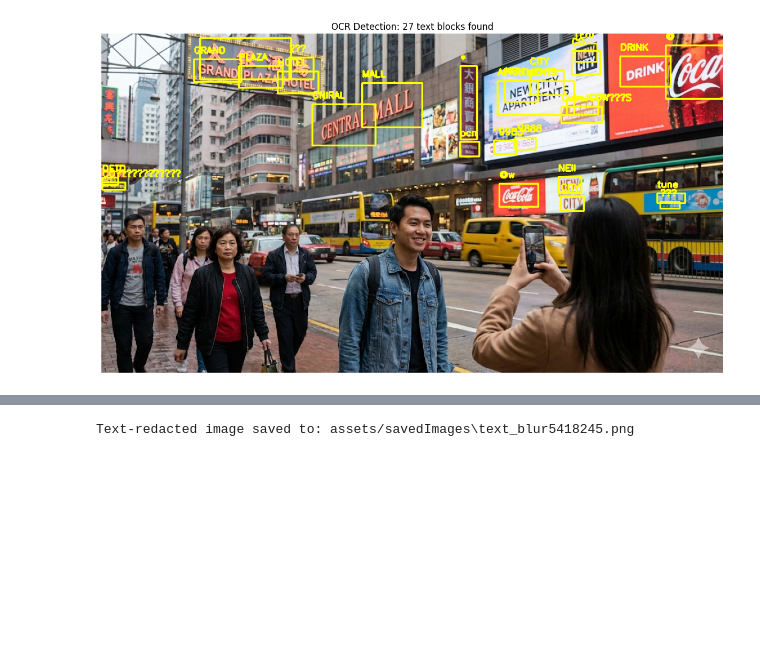
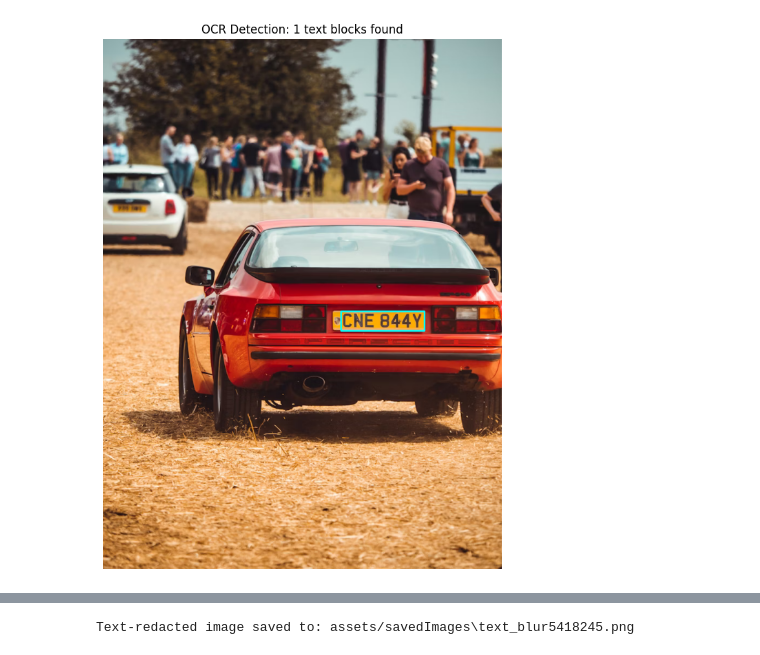
Before and after one commit to Rishi-Raj-Anand/Aegis, a Jupyter notebook: Notebooks/redact_names.ipynb, the cells around one changed output, grey strips where cells are left out. Saved outputs shown, nothing was run; the diff lists cells and outputs as text; code cells hidden in the pictures; blank space fills up the shorter version.

```diff
--- a/Notebooks/redact_names.ipynb
+++ b/Notebooks/redact_names.ipynb
@@ -110,9 +167,9 @@ Initializing Aegis OCR Engine for languages: ['en', 'hi']...
 # %%
-img = t_redactor.load_image('assets/samples/test4.png')
+img = t_redactor.load_image('../assets/samples/plate.png')
 detections = t_redactor.detect_text(img)
 t_redactor.plot_preview(img, detections)
 # %% [output]
-[figure, old version]
+[figure, new version]
 # %%
 redacted_img = t_redactor.auto_redact(img, detections)
 plt.imshow(cv2.cvtColor(redacted_img, cv2.COLOR_BGR2RGB))
```
Also changed, not shown: parts of 3 cells of this notebook, 19 other files.
